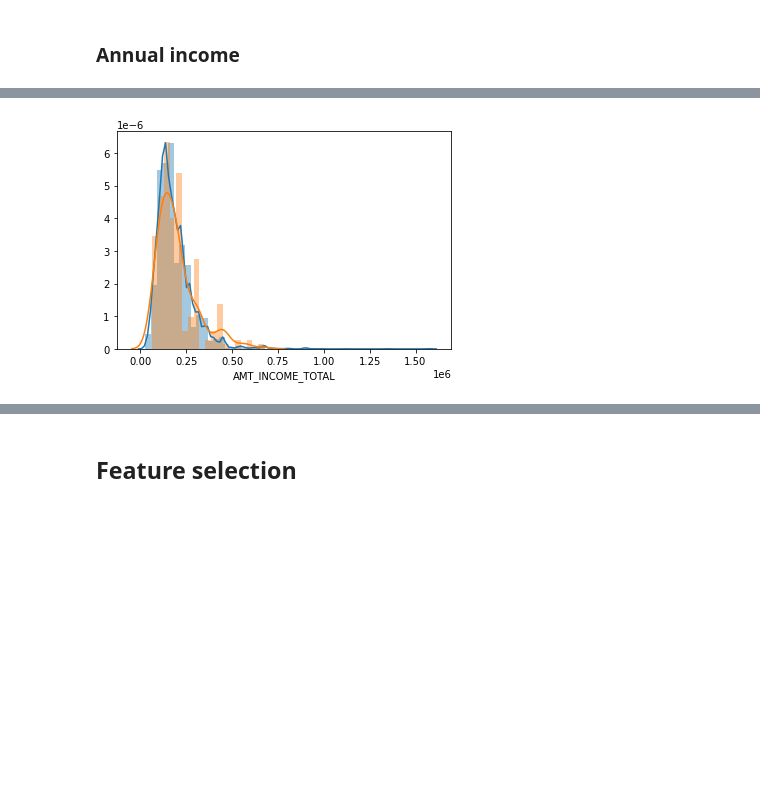
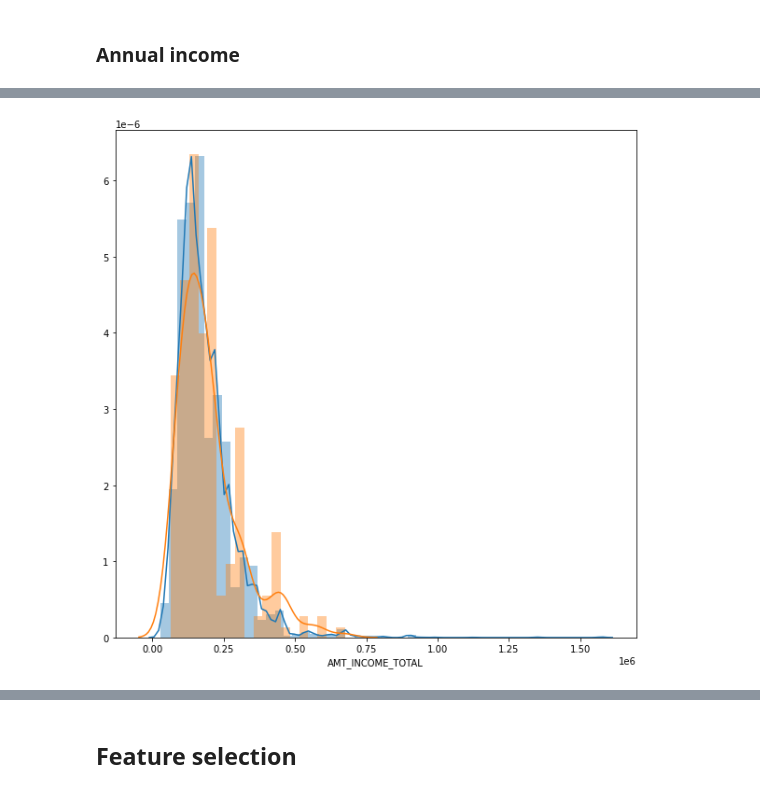
Before and after one commit to jmoschos/Credit-score-approval, a Jupyter notebook: Credit_score.ipynb, the cells around one changed output, grey strips where cells are left out. Saved outputs shown, nothing was run; the diff lists cells and outputs as text; code cells hidden in the pictures; blank space fills up the shorter version.

```diff
--- a/Credit_score.ipynb
+++ b/Credit_score.ipynb
@@ -482,6 +483,6 @@ ncols = 2
 fig, axes = plt.subplots(nrows,ncols,figsize = (10,8))
 
 for i,label in enumerate(labels):
-    label.FLAG_OWN_REALTY.value_counts().plot(kind = "bar", ax = axes[i])
+    label.FLAG_OWN_REALTY.value_counts().plot(kind = "bar", ax = axes[i],color = sns.xkcd_rgb[my_colors[i]])
     axes[i].set_title("Good customer" if label.Label.unique()==0 else "Bad customer")
 # %% [output]
@@ -492,0 +500,9 @@ for i,label in enumerate(labels):
+# %%
+nrows = 1
+ncols = len(unique_labels)
+
+fig,axes = plt.subplots(nrows,ncols, figsize = (16,8))
+
+for i,label in enumerate(unique_labels):
+    new_data[new_data.Label == label].CNT_CHILDREN.value_counts().plot(kind = "bar",ax = axes[i],color = sns.xkcd_rgb[my_colors[i]])
+    axes[i].set_title("Good customer" if label == 0 else "Bad customer")
@@ -492,0 +513,11 @@ for i,label in enumerate(labels):
+# %%
+new_data.CNT_CHILDREN = np.where(new_data.CNT_CHILDREN>=4, 4 ,new_data.CNT_CHILDREN)
+# %%
+nrows = 1
+ncols = len(unique_labels)
+
+fig,axes = plt.subplots(nrows,ncols, figsize = (16,8))
+
+for i,label in enumerate(unique_labels):
+    new_data[new_data.Label == label].CNT_CHILDREN.value_counts().plot(kind = "bar",ax = axes[i],color = sns.xkcd_rgb[my_colors[i]])
+    axes[i].set_title("Good customer" if label == 0 else "Bad customer")
@@ -500,5 +536,7 @@ sns.stripplot(x = new_data.Label, y = new_data.AMT_INCOME_TOTAL, jitter = 0.2)
 # %%
+plt.figure(figsize=(10,10))
+
 for label in unique_labels:
     sns.distplot(new_data.AMT_INCOME_TOTAL[new_data.Label==label])
 # %% [output]
-[figure, old version]
+[figure, new version]
```
Also changed, not shown: parts of 20 cells of this notebook.
